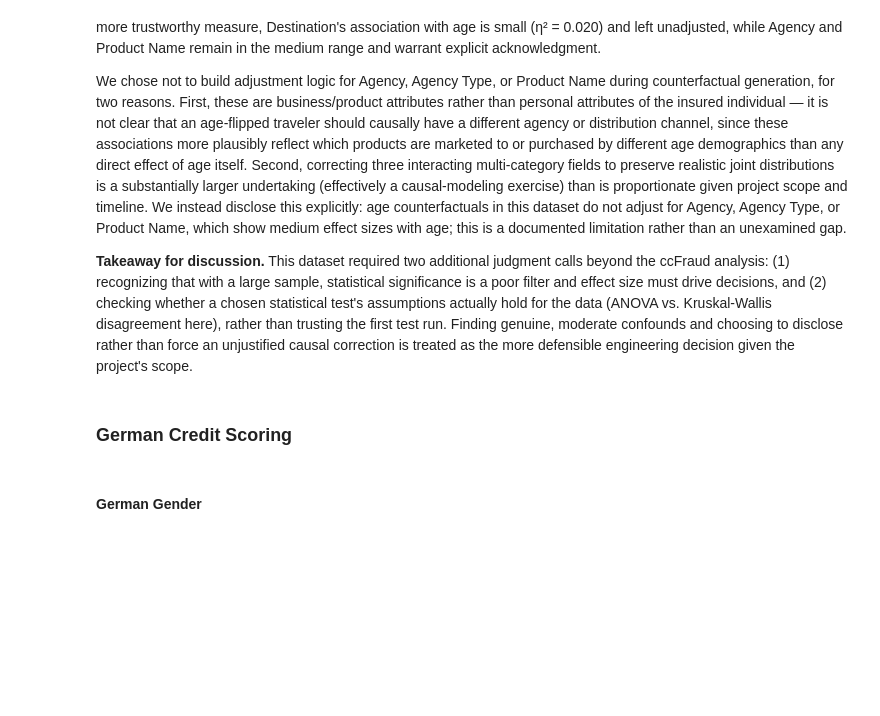
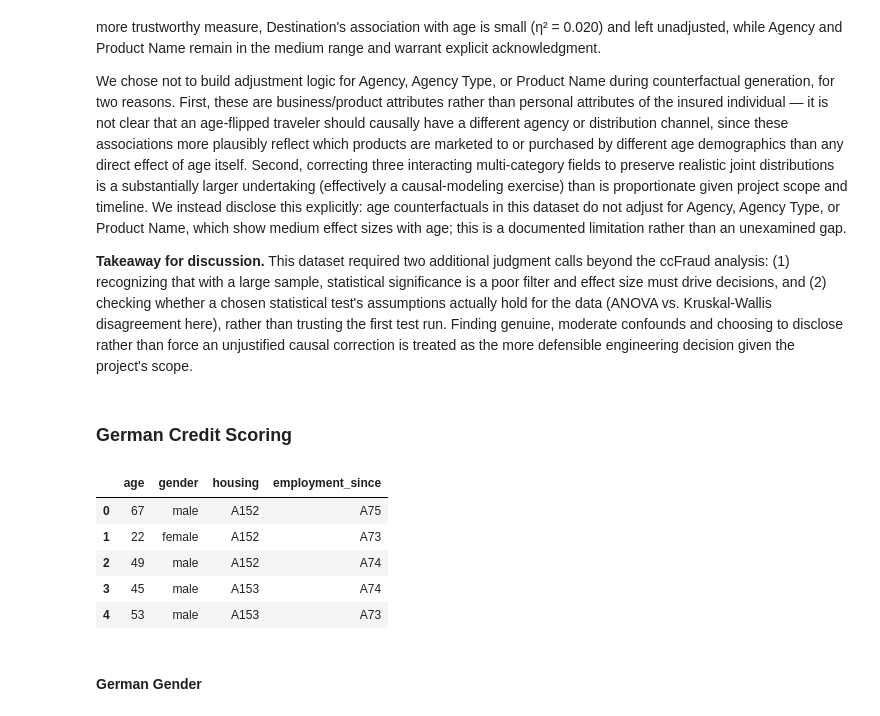
Before and after one commit to paridahimanshu0610/CALM-train-TrustworthyNLP, a Jupyter notebook: data/original_data/statistical_tests.ipynb, the cells around one changed output. Drawn from its saved outputs; the diff is of its cells as text; code cells hidden in the pictures; blank space fills up the shorter version.

```diff
--- a/data/original_data/statistical_tests.ipynb
+++ b/data/original_data/statistical_tests.ipynb
@@ -336,6 +336,15 @@ for focus_col, focus_type in focus_vars.items():
 
 results_df = pd.DataFrame(results)
 results_df['significant (p<0.05)'] = results_df['p_value'] < 0.05
+# %%
+df[['age','gender','housing','employment_since']].head()  # check levels for sanity
+# %% [output]
+|  | age | gender | housing | employment_since |
+| 0 | 67 | male | A152 | A75 |
+| 1 | 22 | female | A152 | A73 |
+| 2 | 49 | male | A152 | A74 |
+| 3 | 45 | male | A153 | A74 |
+| 4 | 53 | male | A153 | A73 |
 # %% [markdown]
 #### German Gender
 # %%
```
Also changed, not shown: parts of 15 cells of this notebook.
